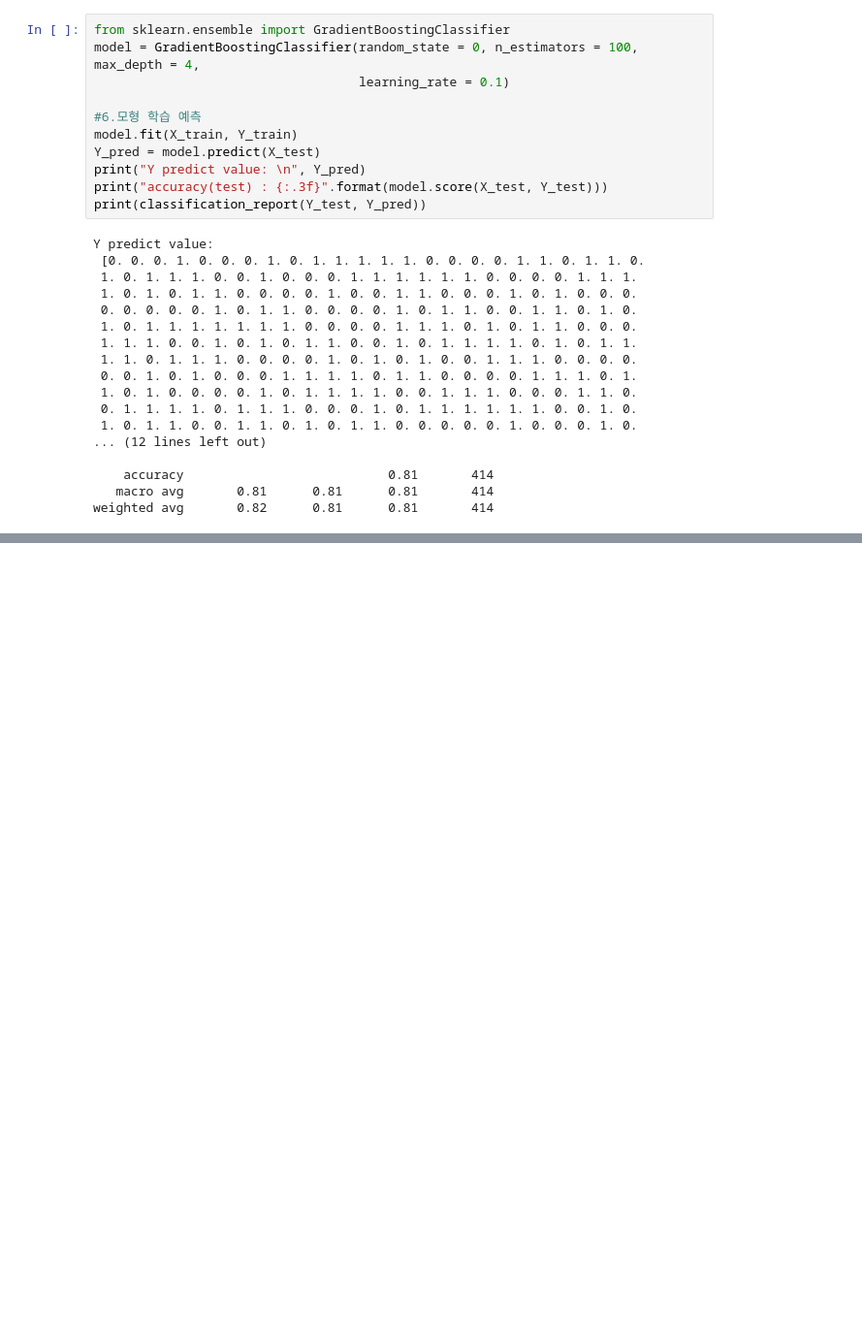
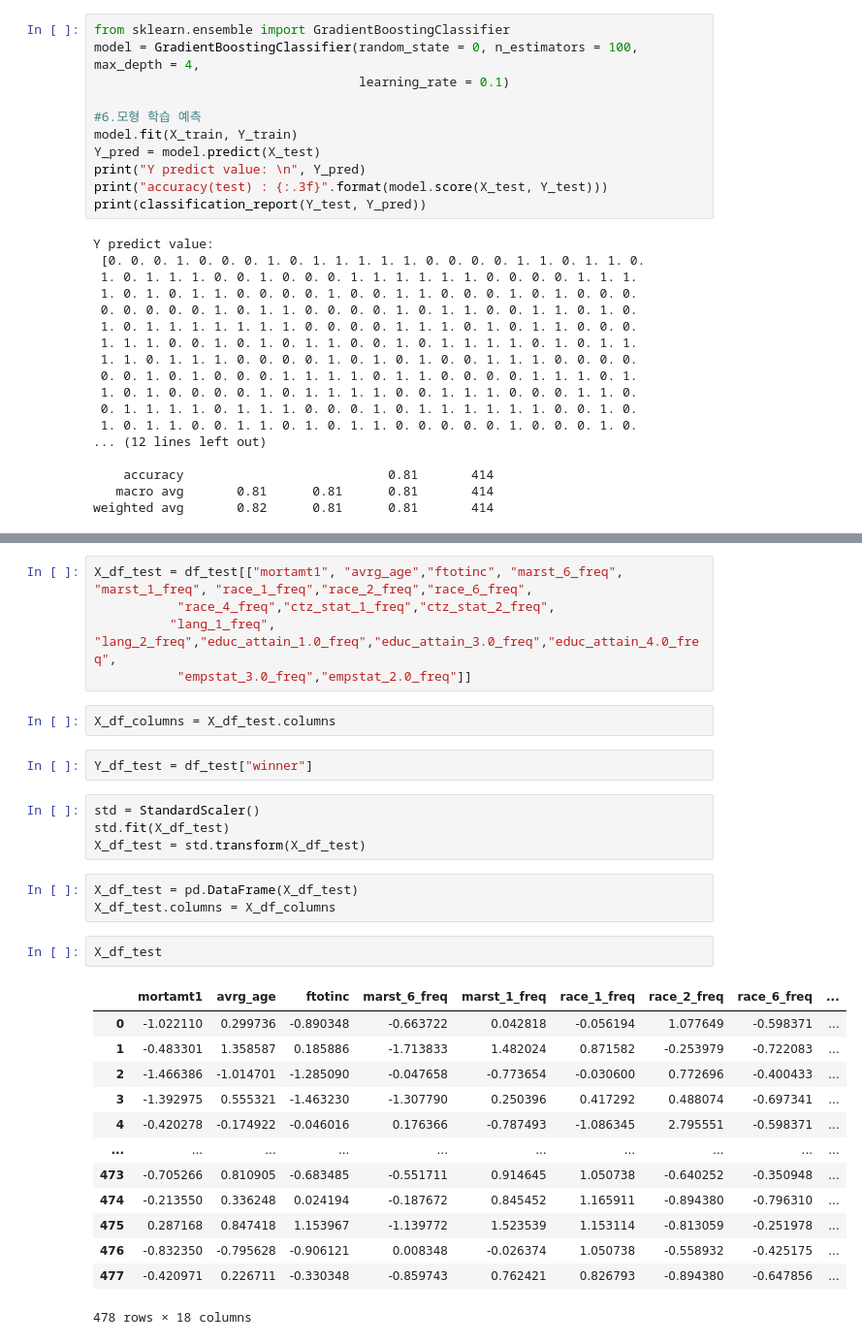
Before and after one commit to good-thinking/easy-coding2, a Jupyter notebook: test_number_3.ipynb, the cells around one changed output, grey strips where cells are left out. Shown: that part at 97% size. Cells and saved outputs as stored; diff of their text form; blank space fills up the shorter version.

```diff
--- a/test_number_3.ipynb
+++ b/test_number_3.ipynb
@@ -696,0 +715,32 @@ weighted avg       0.82      0.81      0.81       414
+# %%
+X_df_test = df_test[["mortamt1", "avrg_age","ftotinc", "marst_6_freq", "marst_1_freq", "race_1_freq","race_2_freq","race_6_freq",
+           "race_4_freq","ctz_stat_1_freq","ctz_stat_2_freq",
+          "lang_1_freq", "lang_2_freq","educ_attain_1.0_freq","educ_attain_3.0_freq","educ_attain_4.0_freq",
+           "empstat_3.0_freq","empstat_2.0_freq"]]
+# %%
+X_df_columns = X_df_test.columns
+# %%
+Y_df_test = df_test["winner"]
+# %%
+std = StandardScaler()
+std.fit(X_df_test)
+X_df_test = std.transform(X_df_test)
+# %%
+X_df_test = pd.DataFrame(X_df_test)
+X_df_test.columns = X_df_columns
+# %%
+X_df_test
+# %% [output]
+|  | mortamt1 | avrg_age | ftotinc | marst_6_freq | marst_1_freq | race_1_freq | race_2_freq | race_6_freq | ... |
+| 0 | -1.022110 | 0.299736 | -0.890348 | -0.663722 | 0.042818 | -0.056194 | 1.077649 | -0.598371 | ... |
+| 1 | -0.483301 | 1.358587 | 0.185886 | -1.713833 | 1.482024 | 0.871582 | -0.253979 | -0.722083 | ... |
+| 2 | -1.466386 | -1.014701 | -1.285090 | -0.047658 | -0.773654 | -0.030600 | 0.772696 | -0.400433 | ... |
+| 3 | -1.392975 | 0.555321 | -1.463230 | -1.307790 | 0.250396 | 0.417292 | 0.488074 | -0.697341 | ... |
+| 4 | -0.420278 | -0.174922 | -0.046016 | 0.176366 | -0.787493 | -1.086345 | 2.795551 | -0.598371 | ... |
+| ... | ... | ... | ... | ... | ... | ... | ... | ... | ... |
+| 473 | -0.705266 | 0.810905 | -0.683485 | -0.551711 | 0.914645 | 1.050738 | -0.640252 | -0.350948 | ... |
+| 474 | -0.213550 | 0.336248 | 0.024194 | -0.187672 | 0.845452 | 1.165911 | -0.894380 | -0.796310 | ... |
+| 475 | 0.287168 | 0.847418 | 1.153967 | -1.139772 | 1.523539 | 1.153114 | -0.813059 | -0.251978 | ... |
+| 476 | -0.832350 | -0.795628 | -0.906121 | 0.008348 | -0.026374 | 1.050738 | -0.558932 | -0.425175 | ... |
+| 477 | -0.420971 | 0.226711 | -0.330348 | -0.859743 | 0.762421 | 0.826793 | -0.894380 | -0.647856 | ... |
+478 rows × 18 columns
```
Also changed, not shown: parts of 11 cells of this notebook.
